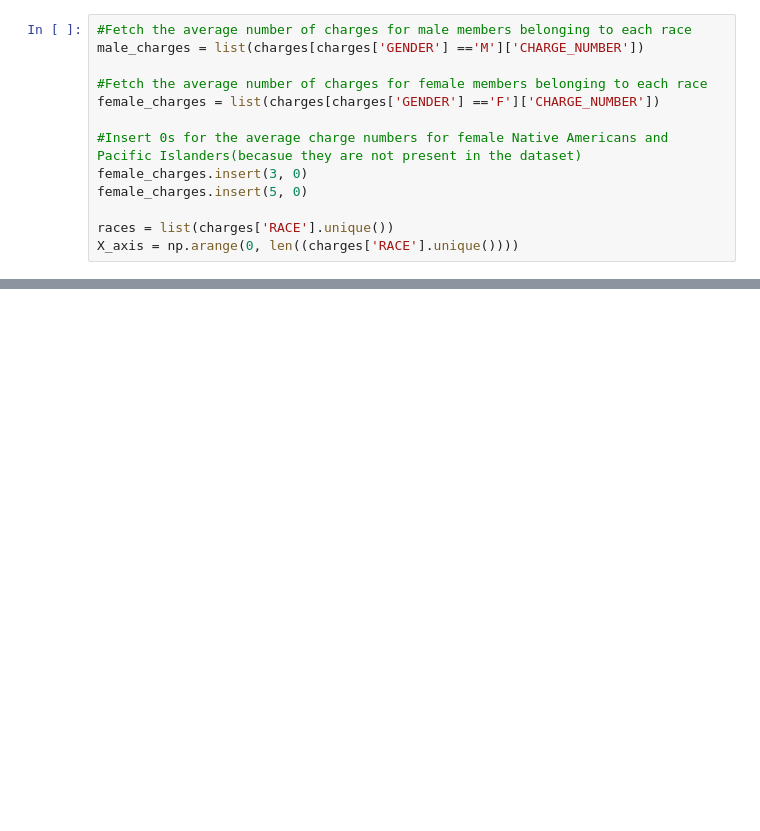
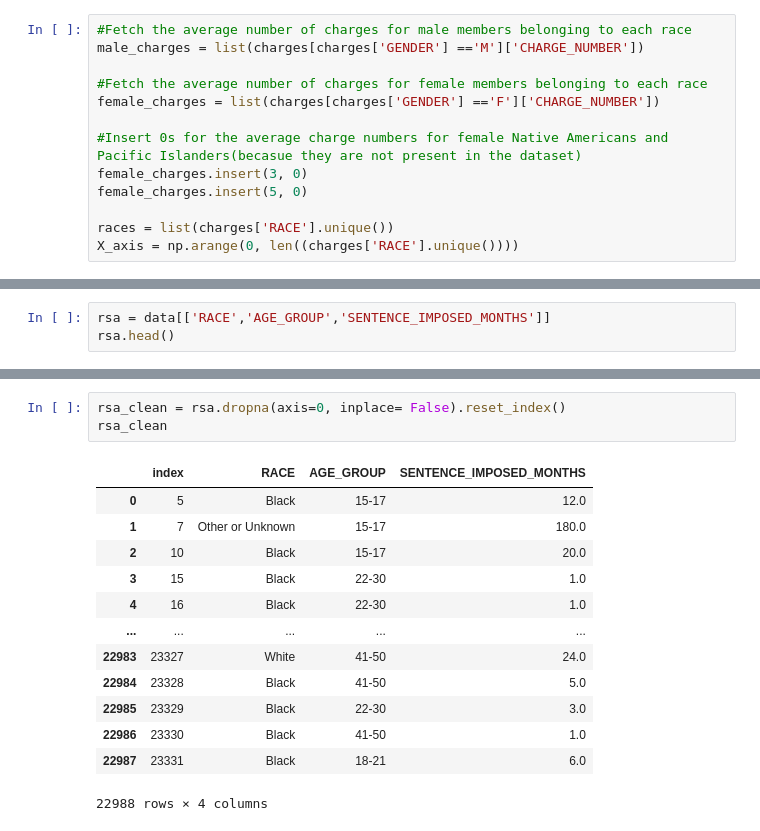
Before and after one commit to ruthwikkuppachi/INST447_Final_Project, a Jupyter notebook: api_test.ipynb, the cells around one changed output, grey strips where cells are left out. Saved outputs shown, nothing was run; the diff lists cells and outputs as text; blank space fills up the shorter version.

```diff
--- a/api_test.ipynb
+++ b/api_test.ipynb
@@ -112,0 +111,3 @@ plt.show()
+# %%
+rsa = data[['RACE','AGE_GROUP','SENTENCE_IMPOSED_MONTHS']]
+rsa.head()
@@ -112,0 +121,17 @@ plt.show()
+# %%
+rsa_clean = rsa.dropna(axis=0, inplace= False).reset_index()
+rsa_clean
+# %% [output]
+|  | index | RACE | AGE_GROUP | SENTENCE_IMPOSED_MONTHS |
+| 0 | 5 | Black | 15-17 | 12.0 |
+| 1 | 7 | Other or Unknown | 15-17 | 180.0 |
+| 2 | 10 | Black | 15-17 | 20.0 |
+| 3 | 15 | Black | 22-30 | 1.0 |
+| 4 | 16 | Black | 22-30 | 1.0 |
+| ... | ... | ... | ... | ... |
+| 22983 | 23327 | White | 41-50 | 24.0 |
+| 22984 | 23328 | Black | 41-50 | 5.0 |
+| 22985 | 23329 | Black | 22-30 | 3.0 |
+| 22986 | 23330 | Black | 41-50 | 1.0 |
+| 22987 | 23331 | Black | 18-21 | 6.0 |
+22988 rows × 4 columns
```
Also changed, not shown: parts of 3 cells of this notebook.
